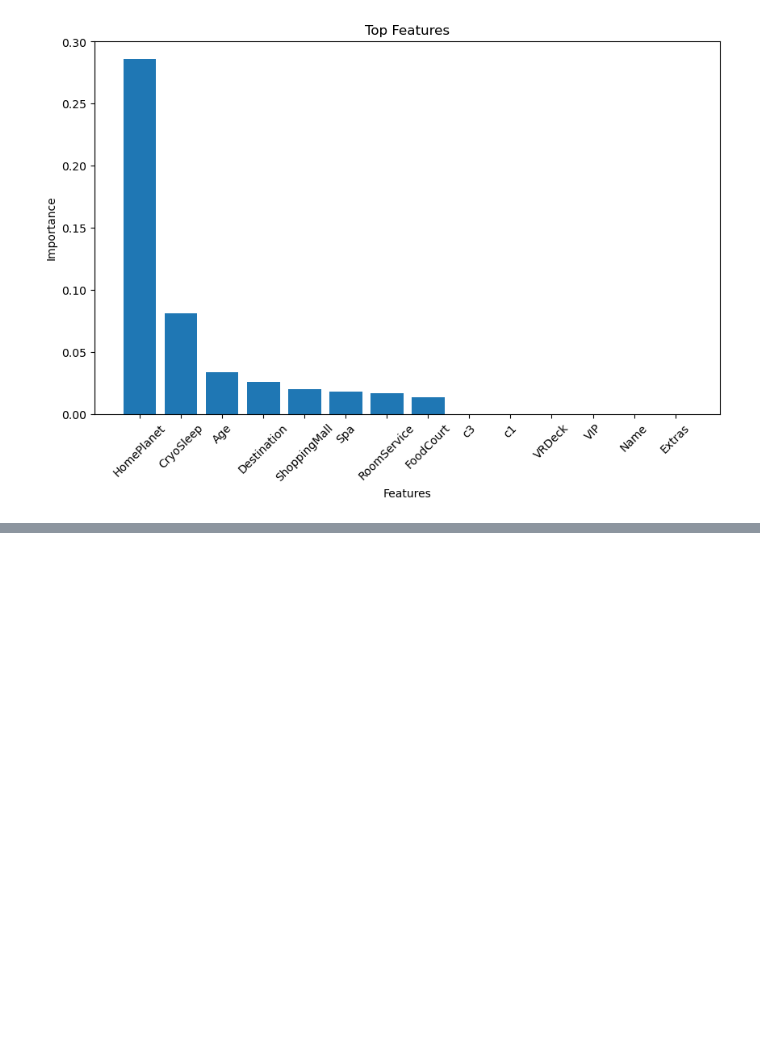
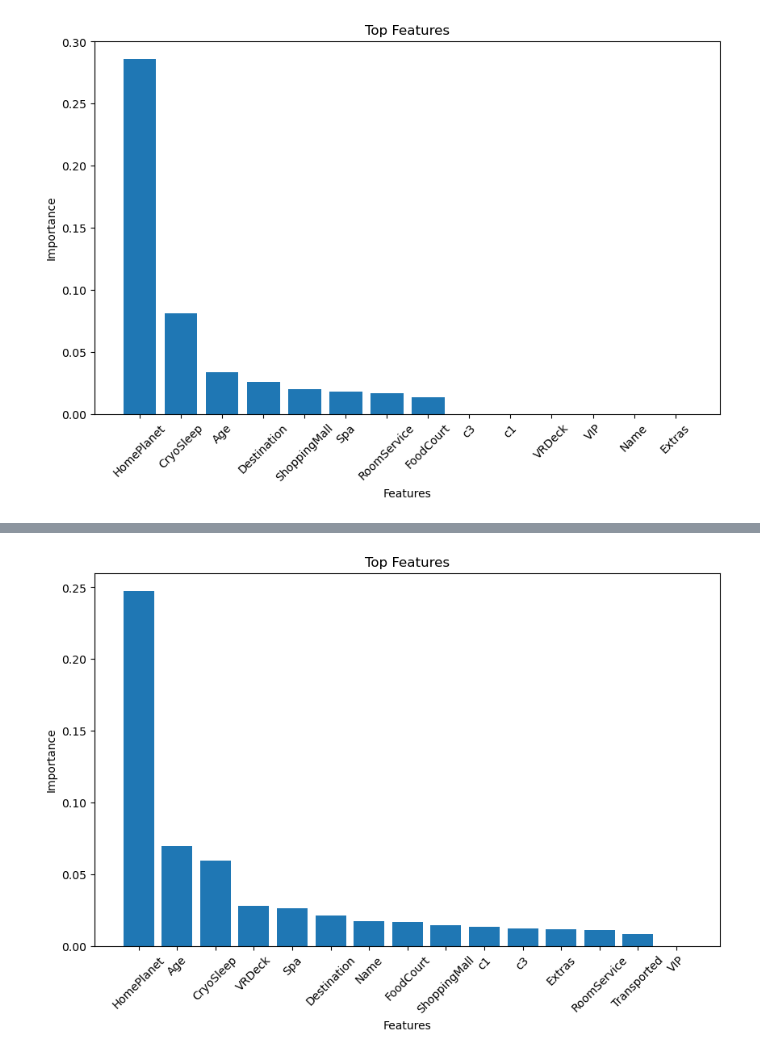
Before and after one commit to Hemanth-Thaluru/kaggle_competitions, a Jupyter notebook: SpaceshipTitanic/SpaceshipTitanic-1.ipynb, the cells around one changed output, grey strips where cells are left out. Saved outputs shown, nothing was run; the diff lists cells and outputs as text; code cells hidden in the pictures; blank space fills up the shorter version.

```diff
--- a/SpaceshipTitanic/SpaceshipTitanic-1.ipynb
+++ b/SpaceshipTitanic/SpaceshipTitanic-1.ipynb
@@ -255,3 +261,9 @@ X_test.head()
+# %%
+def spitting_Y(M):
+    Y=M['Transported']
+    M.drop('PassengerId', axis=1, inplace=True, errors='ignore')
+    return X,Y
+# %%
+X,Y=spitting_Y(X_train.copy())
 # %%
-Y=X_train['Transported']
-X=X_train.drop('Transported',axis=1,inplace=False)
+X=X_train.drop('PassengerId',axis=1,inplace=False)
@@ -351,0 +587,4 @@ model_imp('xgbclassifier')
+# %%
+model_imp('xgbclassifier')
+# %% [output]
+[figure, added]
```
Also changed, not shown: parts of 129 cells of this notebook, 27 other files.
